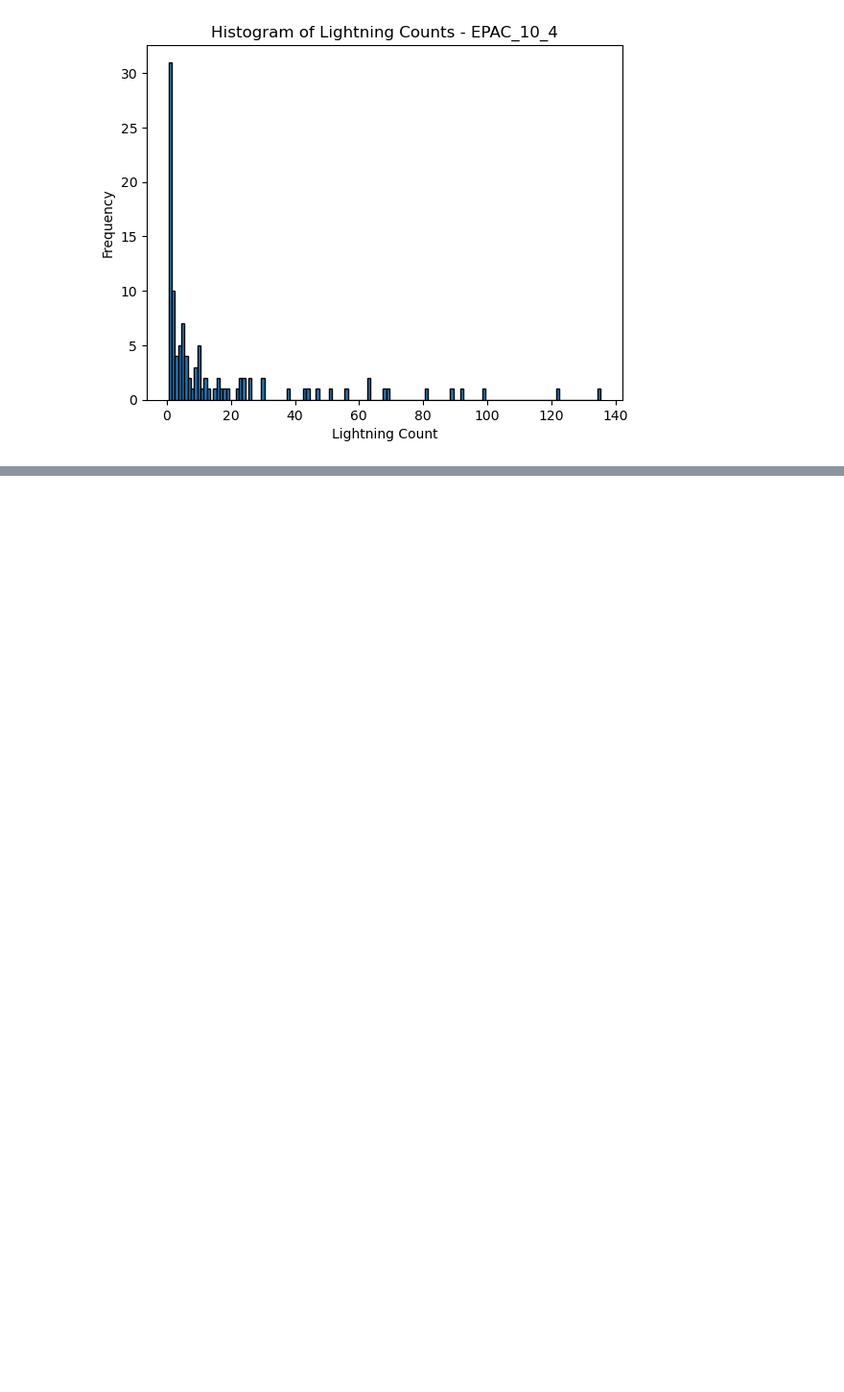
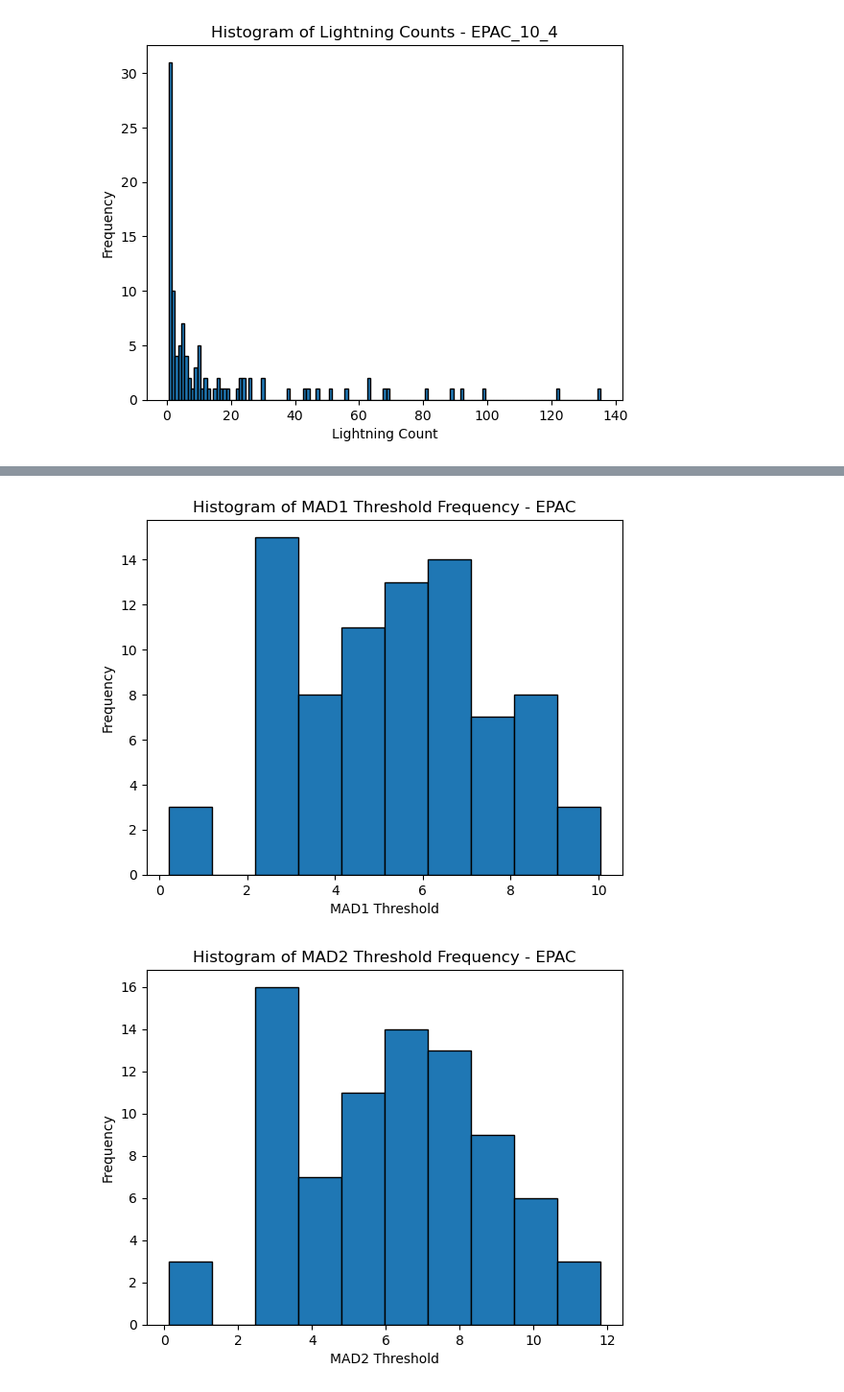
Before and after one commit to aprilggg/Lightning_Analysis_NWRA, a Jupyter notebook: lightning_threshold_innercore.ipynb, the cells around one changed output, grey strips where cells are left out. Shown at 96% size. Cells and saved outputs as stored; diff of their text form; code cells hidden in the pictures; blank space fills up the shorter version.

```diff
--- a/lightning_threshold_innercore.ipynb
+++ b/lightning_threshold_innercore.ipynb
@@ -105,0 +186,4 @@ plt.show()
+# %%
+epac_data = innercore_data.filter(pl.col("basin") == "EPAC")
+epac_storm_codes = epac_data["storm_code"].unique()
+epac_storm_codes.head()
@@ -208,0 +257,9 @@ plt.show()
+# %%
+# add proportions to the dataframe
+agg_result["mad1_prop"] = round((agg_result["mad1_bursts"]/agg_result["total_bins"])*100, 2)
+agg_result["mad2_prop"] = round((agg_result["mad2_bursts"]/agg_result["total_bins"])*100, 2)
+agg_result["iqr1_prop"] = round((agg_result["iqr1_bursts"]/agg_result["total_bins"])*100, 2)
+agg_result["iqr2_prop"] = round((agg_result["iqr2_bursts"]/agg_result["total_bins"])*100, 2)
+agg_result["logn1_prop"] = round((agg_result["logn1_bursts"]/agg_result["total_bins"])*100, 2)
+agg_result["logn2_prop"] = round((agg_result["logn2_bursts"]/agg_result["total_bins"])*100, 2)
+agg_result.head()
@@ -208,0 +285,6 @@ plt.show()
+# %%
+# basin-level summary of bursts - mean number of bursts by threshold, mean threshold
+epac_agg_result = agg_result[agg_result["storm_code"].isin(epac_storm_codes)]
+
+epac_agg_summary = epac_agg_result.drop(columns='storm_code').mean()
+print(epac_agg_summary)
@@ -208,0 +312,47 @@ plt.show()
+# %%
+# basin-level distribution of thresholds
+
+# distribution of mad1 thresholds
+plt.hist(epac_agg_result["mad1_threshold"], bins=10, edgecolor="black", align="left")
+plt.xlabel("MAD1 Threshold")
+plt.ylabel("Frequency")
+plt.title("Histogram of MAD1 Threshold Frequency - EPAC")
+plt.show()
+
+# distribution of mad2 thresholds
+plt.hist(epac_agg_result["mad2_threshold"], bins=10, edgecolor="black", align="left")
+plt.xlabel("MAD2 Threshold")
+plt.ylabel("Frequency")
+plt.title("Histogram of MAD2 Threshold Frequency - EPAC")
+plt.show()
+
+# distribution of iqr1 thresholds
+plt.hist(epac_agg_result["iqr1_threshold"], bins=10, edgecolor="black", align="left")
+plt.xlabel("IQR1 Threshold")
+plt.ylabel("Frequency")
+plt.title("Histogram of IQR1 Threshold Frequency - EPAC")
+plt.show()
+
+# distribution of iqr2 thresholds
+plt.hist(epac_agg_result["iqr2_threshold"], bins=10, edgecolor="black", align="left")
+plt.xlabel("IQR2 Threshold")
+plt.ylabel("Frequency")
+plt.title("Histogram of IQR2 Threshold Frequency - EPAC")
+plt.show()
+
+# distribution of lognormal1 thresholds
+plt.hist(epac_agg_result["logn1_threshold"], bins=10, edgecolor="black", align="left")
+plt.xlabel("Lognormal 2 sigma Threshold")
+plt.ylabel("Frequency")
+plt.title("Histogram of Lognormal 2 sigma Threshold Frequency - EPAC")
+plt.show()
+
+# distribution of lognormal2 thresholds
+plt.hist(epac_agg_result["logn2_threshold"], bins=10, edgecolor="black", align="left")
+plt.xlabel("Lognormal 2 sigma Threshold")
+plt.ylabel("Frequency")
+plt.title("Histogram of Lognormal 3 sigma Threshold Frequency - EPAC")
+plt.show()
+# %% [output]
+[figure, added]
+[figure, added]
```
Also changed, not shown: parts of 42 cells of this notebook, 5 other files.
